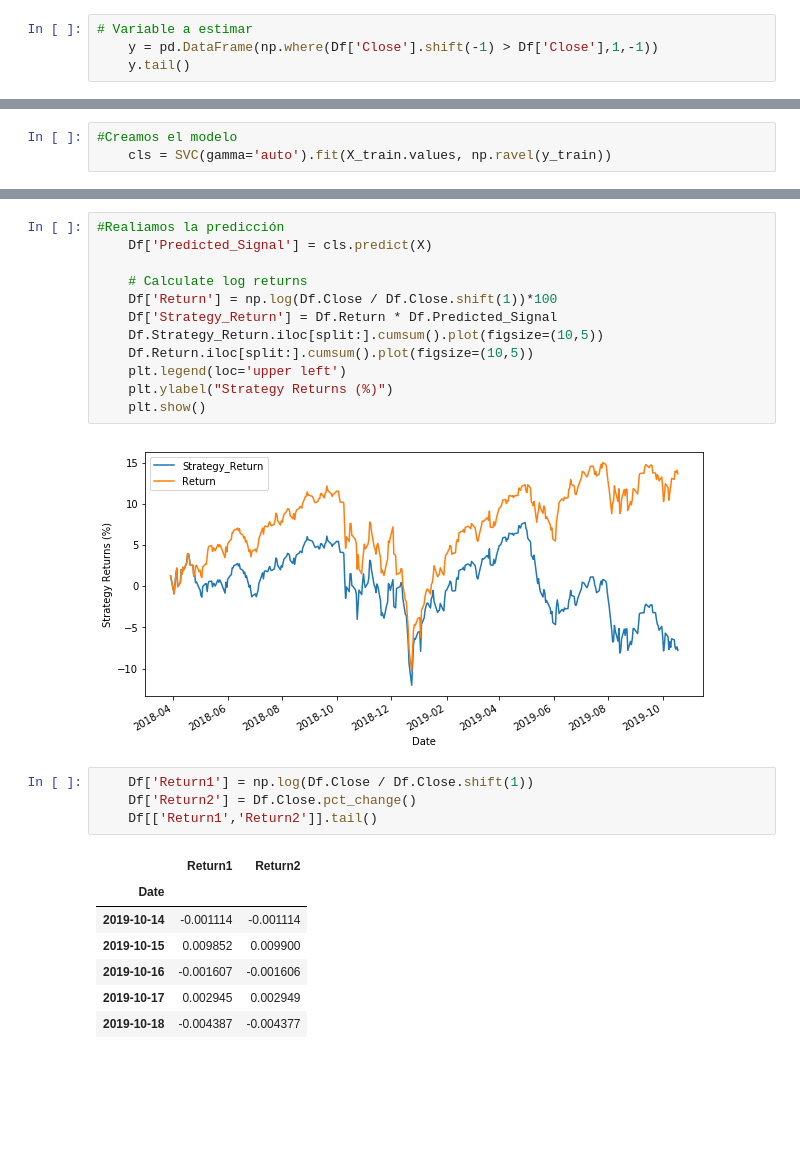
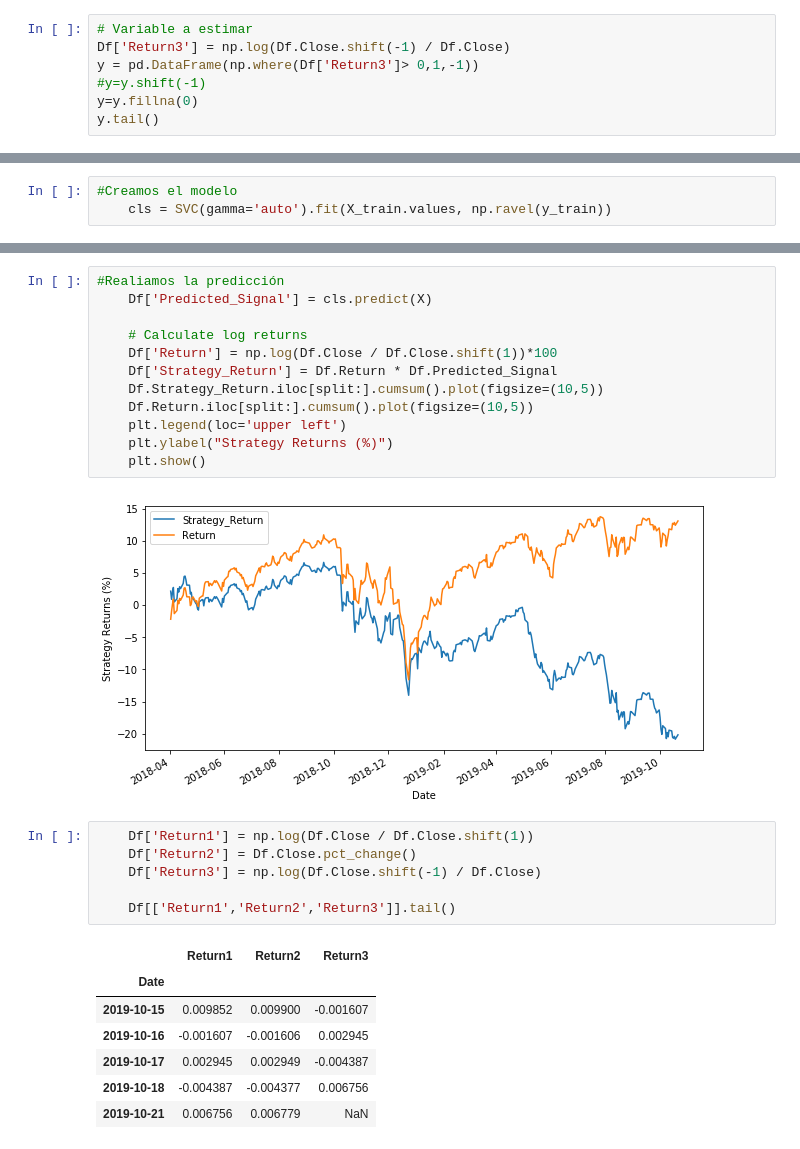
Before and after one commit to ferlucio2019/ejemplo2, a Jupyter notebook: primer_modelo.ipynb, the cells around one changed output, grey strips where cells are left out. Saved outputs shown, nothing was run; the diff lists cells and outputs as text; blank space fills up the shorter version.

```diff
--- a/primer_modelo.ipynb
+++ b/primer_modelo.ipynb
@@ -54,7 +54,10 @@ You should consider upgrading via the 'pip install --upgrade pip' command.
 [figure]
 # %%
 # Variable a estimar
-    y = pd.DataFrame(np.where(Df['Close'].shift(-1) > Df['Close'],1,-1))
-    y.tail()
+Df['Return3'] = np.log(Df.Close.shift(-1) / Df.Close)
+y = pd.DataFrame(np.where(Df['Return3']> 0,1,-1))
+#y=y.shift(-1)
+y=y.fillna(0)
+y.tail()
 # %% [output]
 |  | 0 |
@@ -181,16 +184,18 @@ Test Accuracy: 53.94%
     plt.ylabel("Strategy Returns (%)")
     plt.show()
 # %% [output]
-[figure, old version]
+[figure, new version]
 # %%
     Df['Return1'] = np.log(Df.Close / Df.Close.shift(1))
     Df['Return2'] = Df.Close.pct_change()
-    Df[['Return1','Return2']].tail()
+    Df['Return3'] = np.log(Df.Close.shift(-1) / Df.Close)
+
+    Df[['Return1','Return2','Return3']].tail()
 # %% [output]
-|  | Return1 | Return2 |
-| Date |  |  |
-| 2019-10-14 | -0.001114 | -0.001114 |
-| 2019-10-15 | 0.009852 | 0.009900 |
-| 2019-10-16 | -0.001607 | -0.001606 |
-| 2019-10-17 | 0.002945 | 0.002949 |
-| 2019-10-18 | -0.004387 | -0.004377 |
+|  | Return1 | Return2 | Return3 |
+| Date |  |  |  |
+| 2019-10-15 | 0.009852 | 0.009900 | -0.001607 |
+| 2019-10-16 | -0.001607 | -0.001606 | 0.002945 |
+| 2019-10-17 | 0.002945 | 0.002949 | -0.004387 |
+| 2019-10-18 | -0.004387 | -0.004377 | 0.006756 |
+| 2019-10-21 | 0.006756 | 0.006779 | NaN |
```
Also changed, not shown: parts of 7 cells of this notebook.
